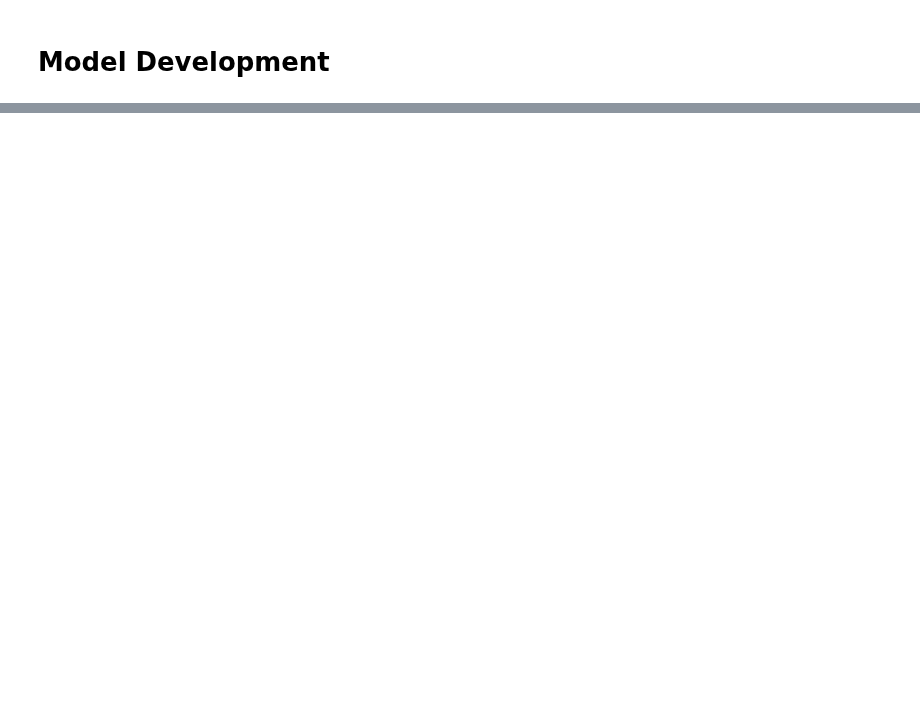
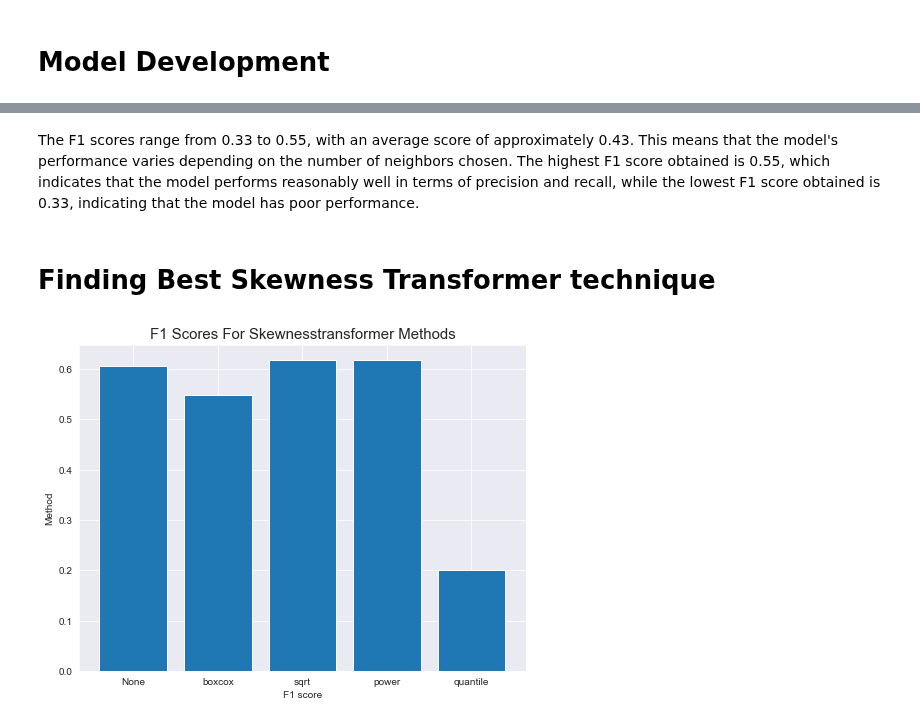
Before and after one commit to mdushetwar/Blood-Donation-Prediction, a Jupyter notebook: BloodDonationPred.ipynb, the cells around one changed output, grey strips where cells are left out. Cells and saved outputs as stored; diff of their text form; code cells hidden in the pictures; blank space fills up the shorter version.

```diff
--- a/BloodDonationPred.ipynb
+++ b/BloodDonationPred.ipynb
@@ -639,0 +744,45 @@ plt.boxplot(f1_scores, labels=models.keys());
+# %% [markdown]
+The F1 scores range from 0.33 to 0.55, with an average score of approximately 0.43. This means that the model's performance varies depending on the number of neighbors chosen. The highest F1 score obtained is 0.55, which indicates that the model performs reasonably well in terms of precision and recall, while the lowest F1 score obtained is 0.33, indicating that the model has poor performance.
+# %% [markdown]
+# Finding Best Skewness Transformer technique
+# %%
+methods = [None, 'boxcox', 'sqrt', 'power', 'quantile']
+
+method_scores={}
+for method in methods:
+    preprocessor = ColumnTransformer(
+    transformers=[
+        ('num', Pipeline([
+            ('skewness_transformer', SkewnessTransformer(method=method, columns=['months_since_last_donation', 'number_of_donations', 'total_volume_donated_(c.c.)', 'months_since_first_donation'])),
+            ('drop_attr', DropAttribute(attribute_names='total_volume_donated_(c.c.)')),
+            ('scaler', StandardScaler()),
+        ]), ['months_since_last_donation', 'number_of_donations', 'total_volume_donated_(c.c.)', 'months_since_first_donation'])
+    ])
+
+    # Transforming Train_set and Test_set
+    X_train_transformed = preprocessor.fit_transform(X_train)
+    X_test_transformed = preprocessor.transform(X_test)
+
+    #SMOTE
+    smote = SMOTE(random_state=42)
+    X_smote, y_smote= smote.fit_resample(X_train_transformed, y_train)
+
+    # KNN model
+    model = KNeighborsClassifier(n_neighbors=8)
+    model.fit(X_smote, y_smote)
+    y_pred = model.predict(X_test_transformed)
+    f1 = f1_score(y_test, y_pred)
+    method_scores[method]=f1
+
+plt.figure(figsize=(8,6))
+plt.bar(['None', 'boxcox', 'sqrt', 'power', 'quantile'], list(method_scores.values()))
+
+# Add title and labels
+plt.title('F1 scores for SkewnessTransformer methods'.title(), fontsize=15)
+plt.xlabel('F1 score')
+plt.ylabel('Method')
+
+# Show the plot
+plt.show()
+# %% [output]
+[figure, added]
```
Also changed, not shown: parts of 21 cells of this notebook.
